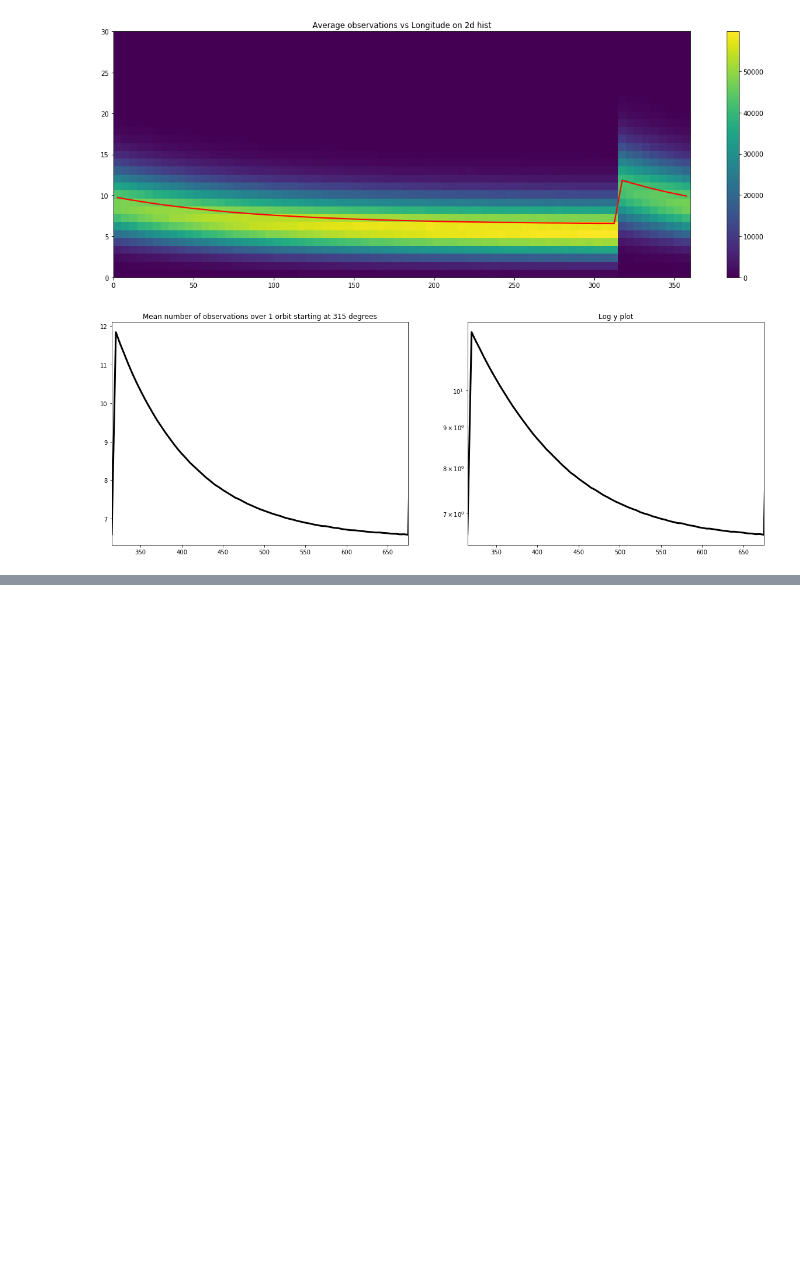
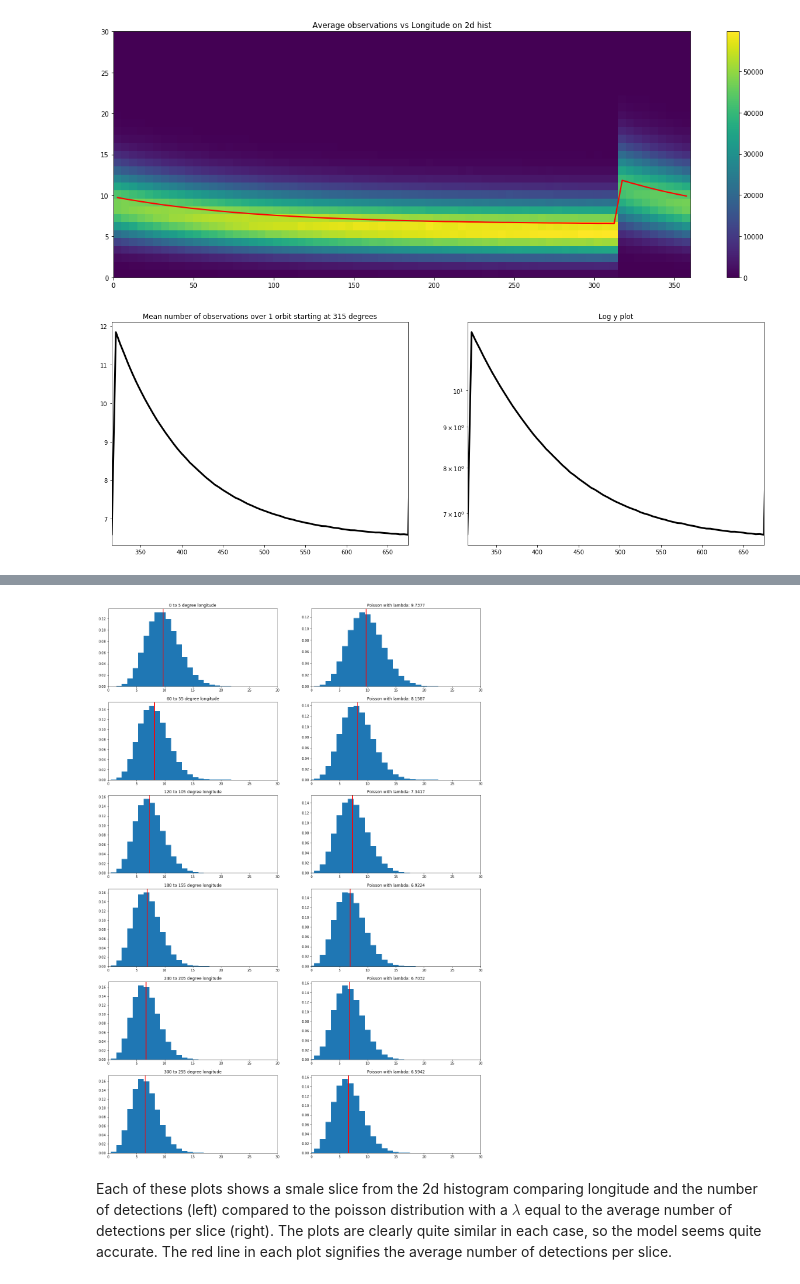
Before and after one commit to chkboris/Physics-434, a Jupyter notebook: Lab-4.ipynb, the cells around one changed output, grey strips where cells are left out. Cells and saved outputs as stored; diff of their text form; code cells hidden in the pictures; blank space fills up the shorter version.

```diff
--- a/Lab-4.ipynb
+++ b/Lab-4.ipynb
@@ -101,0 +110,24 @@ As we noted in 1-1, the signal seems to depend on the longitude of the observati
+# %%
+plt.rcParams["figure.figsize"] = (20,30)
+fig, ((plt1,pois1),(plt2,pois2),(plt3,pois3),(plt4,pois4),(plt5,pois5),(plt6,pois6)) = plt.subplots(6,2)
+
+#0-5, 60-65, 120-125, 180-185, 240-245, 300-305, 355-360
+x = range(0,25)
+plots = [plt1,plt2,plt3,plt4,plt5,plt6]
+pois = [pois1,pois2,pois3,pois4,pois5,pois6]
+
+for step in range(0,6):
+    n = 12*step
+    plots[step].bar(dist[2][1:],dist[0][n,:]/sum(dist[0][n,:]),width=1)
+    plots[step].set_xlim([0,30])
+    plots[step].axvline(mean[n],color='red',linewidth=2)
+    plots[step].title.set_text(str(step*60) + ' to ' + str(step*50+5) + ' degree longitude' )
+
+    pois[step].bar(x,stats.poisson.pmf(x,mean[n]),width=1)
+    pois[step].set_xlim([0,30])
+    pois[step].axvline(mean[n],color='red',linewidth=2)
+    pois[step].title.set_text('Poisson with lambda: ' + str(np.round(mean[n],4)))
+# %% [output]
+[figure, added]
+# %% [markdown]
+Each of these plots shows a smale slice from the 2d histogram comparing longitude and the number of detections (left) compared to the poisson distribution with a $\lambda$ equal to the average number of detections per slice (right). The plots are clearly quite similar in each case, so the model seems quite accurate. The red line in each plot signifies the average number of detections per slice.
```
Also changed, not shown: parts of 1 cell of this notebook.
